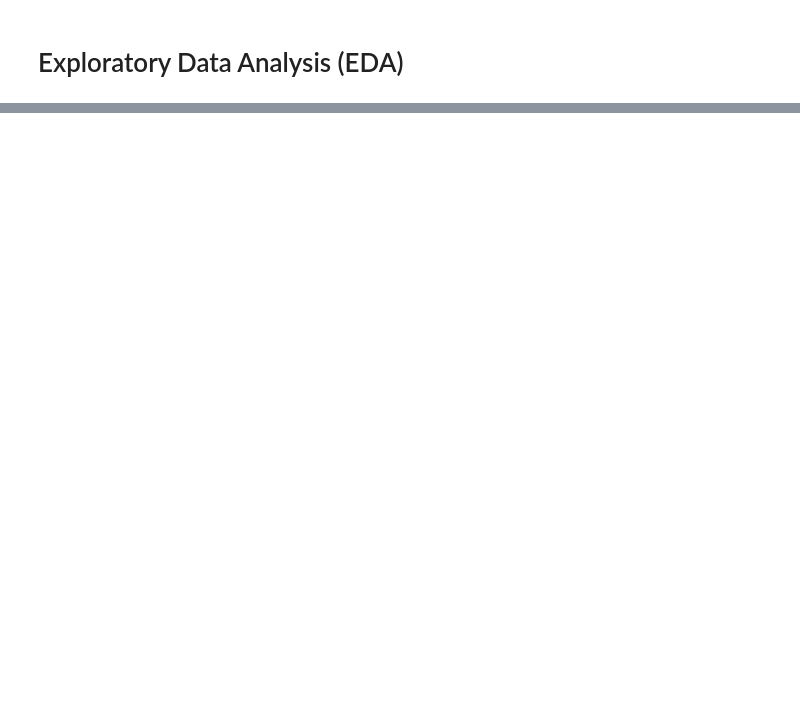
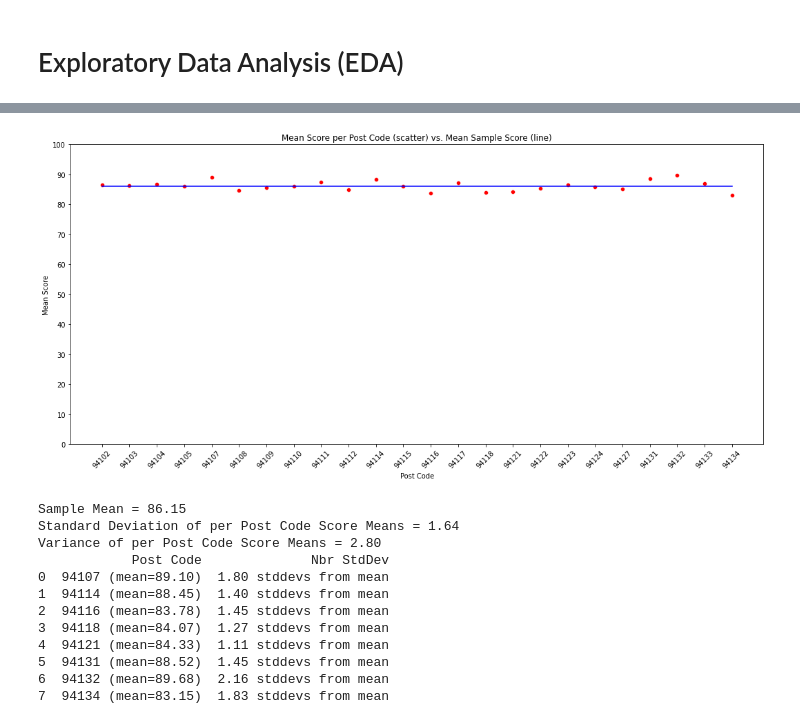
Before and after one commit to erikrowens/Codecademy, a Jupyter notebook: Final_Portfolio_Project/Final_Portfolio_Project.ipynb, the cells around one changed output, grey strips where cells are left out. Saved outputs shown, nothing was run; the diff lists cells and outputs as text; code cells hidden in the pictures; blank space fills up the shorter version.

```diff
--- a/Final_Portfolio_Project/Final_Portfolio_Project.ipynb
+++ b/Final_Portfolio_Project/Final_Portfolio_Project.ipynb
@@ -298,0 +333,56 @@ plt.show()
+# %%
+#@title Code: plot Sample Mean and Mean per post Code
+
+scoreMeansDF = scoresDF.groupby('business_postal_code').inspection_score.mean().reset_index()
+
+#Create a list of the sample mean to plot a line
+sampleMeanList = [np.mean(scoresDF['inspection_score'])] * len(scoreMeansDF)
+
+plt.figure(figsize=[18,8])
+ax = sns.lineplot(x='business_postal_code', y=sampleMeanList, data=scoreMeansDF, color='blue')
+ax2 = sns.scatterplot(x='business_postal_code', y='inspection_score', data=scoreMeansDF, color='red')
+#ax.set_xticklabels(ax.get_xticks())
+ax.set_title("Mean Score per Post Code (scatter) vs. Mean Sample Score (line)")
+ax.set(xlabel="Post Code", ylabel="Mean Score")
+ax.set_xticks(range(len(scoreMeansDF['business_postal_code'])))
+ax.set_yticks(range(0,101, 10))
+ax.set_xticklabels(scoreMeansDF['business_postal_code'])
+plt.xticks(rotation=45)
+
+plt.savefig(projectFolder+"scoreMean_per_PostCode_vs_sampleMean.png", format="png")
+
+plt.show()
+
+sampleMean=np.mean(scoresDF['inspection_score'])
+varianceOfPerPostCodeScoreMean=scoreMeansDF['inspection_score'].var()
+stDevOfPerPostCodeScoreMean=np.std(scoreMeansDF['inspection_score'])
+print(f"Sample Mean = {sampleMean:.2f}")
+print(f"Standard Deviation of per Post Code Score Means = {stDevOfPerPostCodeScoreMean:.2f}")
+print(f"Variance of per Post Code Score Means = {varianceOfPerPostCodeScoreMean:.2f}")
+
+tempList = []
+for e in scoreMeansDF.values[:55]:
+  diff = abs(e[1]-sampleMean)
+  if(diff > stDevOfPerPostCodeScoreMean):
+    tempList.append([f"{e[0]} (mean={e[1]:.2f})", f"{diff/stDevOfPerPostCodeScoreMean:.2f} stddevs from mean"])
+
+columns = ['Post Code', 'Nbr StdDev']
+tempDF = pd.DataFrame(tempList,  columns=columns)
+print(tempDF)
+
+#cleanup
+del tempList, tempDF
+# %% [output]
+[figure, added]
+Sample Mean = 86.15
+Standard Deviation of per Post Code Score Means = 1.64
+Variance of per Post Code Score Means = 2.80
+            Post Code              Nbr StdDev
+0  94107 (mean=89.10)  1.80 stddevs from mean
+1  94114 (mean=88.45)  1.40 stddevs from mean
+2  94116 (mean=83.78)  1.45 stddevs from mean
+3  94118 (mean=84.07)  1.27 stddevs from mean
+4  94121 (mean=84.33)  1.11 stddevs from mean
+5  94131 (mean=88.52)  1.45 stddevs from mean
+6  94132 (mean=89.68)  2.16 stddevs from mean
+7  94134 (mean=83.15)  1.83 stddevs from mean
```
Also changed, not shown: parts of 17 cells of this notebook.
